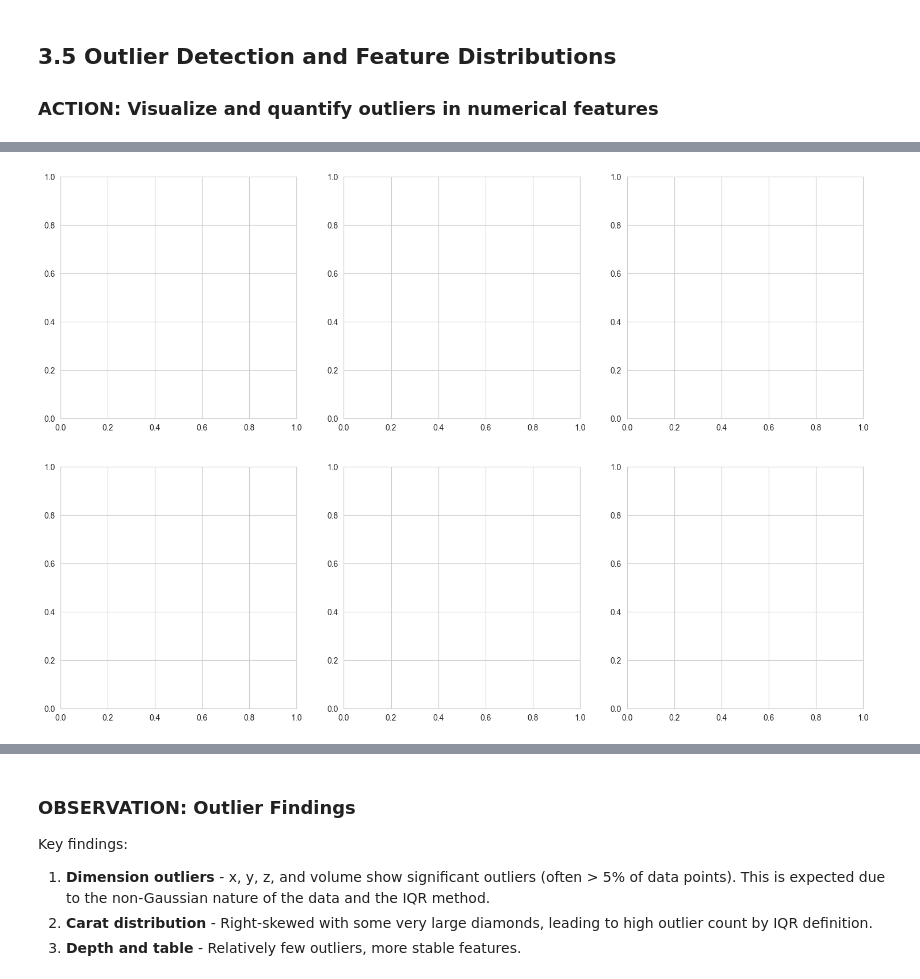
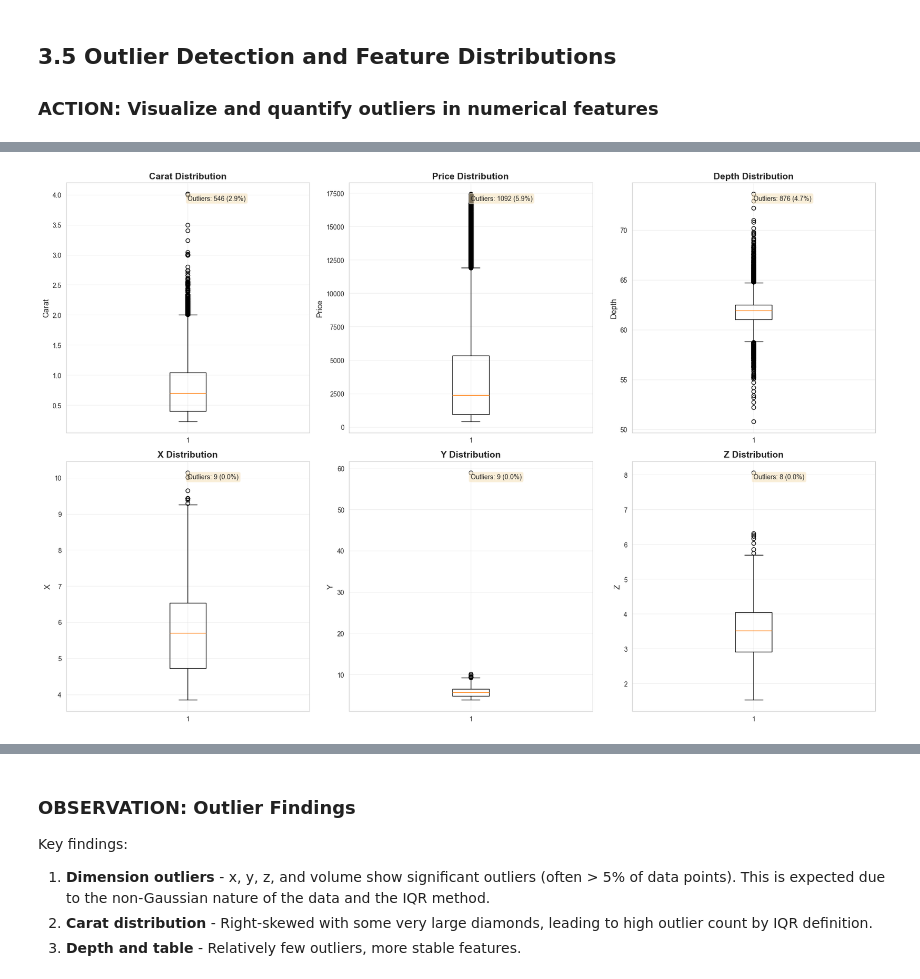
Before and after one commit to mvaishak/CSE258R-Assignment-2, a Jupyter notebook: notebooks/new_diamond_analysis.ipynb, the cells around one changed output, grey strips where cells are left out. Drawn from its saved outputs; the diff is of its cells as text; code cells hidden in the pictures.

```diff
--- a/notebooks/new_diamond_analysis.ipynb
+++ b/notebooks/new_diamond_analysis.ipynb
@@ -538,7 +538,7 @@ if image_data:
 ### ACTION: Create unified dataset and train/val/test splits
 # %%
 # Create train/val/test splits
-def create_data_splits(df, test_size=0.2, val_size=0.1, random_state=42):
+def create_data_splits(df, test_size=0.15, val_size=0.15, random_state=42):
     """
     Split data into train, validation, and test sets.
 
@@ -931,26 +948,60 @@ Key insights:
 ### ACTION: Visualize and quantify outliers in numerical features
 # %%
 # Outlier detection using IQR method
-def detect_outliers_iqr(data, column):
-    Q1 = data[column].quantile(0.25)
-    Q3 = data[column].quantile(0.75)
-    IQR = Q3 - Q1
-    lower_bound = Q1 - 1.5 * IQR
-    upper_bound = Q3 + 1.5 * IQR
-    outliers = data[(data[column] < lower_bound) | (data[column] > upper_bound)]
-    return outliers, lower_bound, upper_bound
+if train_df is not None:
+    print("="*60)
+    print("OUTLIER DETECTION ANALYSIS")
+    print("="*60)
 
-# Analyze outliers in key features
-fig, axes = plt.subplots(2, 3, figsize=(18, 12))
+    def detect_outliers_iqr(data, column):
+        Q1 = data[column].quantile(0.25)
+        Q3 = data[column].quantile(0.75)
+        IQR = Q3 - Q1
+        lower_bound = Q1 - 1.5 * IQR
+        upper_bound = Q3 + 1.5 * IQR
+        outliers = data[(data[column] < lower_bound) | (data[column] > upper_bound)]
+        return outliers, lower_bound, upper_bound
 
-features_to_check = ['carat', 'price', 'depth', 'table', 'x', 'y','z']
-for feature in features_to_check:
-    outliers, lower, upper = detect_outliers_iqr(train_df, feature)
-    outlier_pct = (len(outliers) / len(train_df)) * 100
-    print(f"{feature.upper()}:")
-    print(f"  Outliers: {len(outliers)} ({outlier_pct:.2f}%)")
-    print(f"  Lower bound: {lower:.2f}")
-    print(f"  Upper bound: {upper:.2f}")
-    print(f"  Range: [{train_df[feature].min():.2f}, {train_df[feature].max():.2f}]")
-    print()
+    # Analyze outliers in key features
+    fig, axes = plt.subplots(2, 3, figsize=(18, 12))
+
+    features_to_check = ['carat', 'price', 'depth', 'x', 'y','z']
+
+    for idx, feature in enumerate(features_to_check):
+        row = idx // 3
+        col = idx % 3
+
+        # Box plot with outliers
+        axes[row, col].boxplot(train_df[feature], vert=True)
+        axes[row, col].set_ylabel(feature.capitalize(), fontsize=12)
+        axes[row, col].set_title(f'{feature.capitalize()} Distribution',
+                                  fontsize=14, fontweight='bold')
+        axes[row, col].grid(True, alpha=0.3)
+
+        # Calculate outliers
+        outliers, lower, upper = detect_outliers_iqr(train_df, feature)
+        outlier_pct = (len(outliers) / len(train_df)) * 100
+
+        # Add text annotation
+        axes[row, col].text(0.5, 0.95, f'Outliers: {len(outliers)} ({outlier_pct:.1f}%)',
+                             transform=axes[row, col].transAxes,
+                             fontsize=10, verticalalignment='top',
+                             bbox=dict(boxstyle='round', facecolor='wheat', alpha=0.5))
+
+    plt.tight_layout()
+    plt.show()
+
+    # Detailed outlier report
+    print("\n=== Outlier Analysis Report ===\n")
+    for feature in features_to_check:
+        outliers, lower, upper = detect_outliers_iqr(train_df, feature)
+        outlier_pct = (len(outliers) / len(train_df)) * 100
+        print(f"{feature.upper()}:")
+        print(f"  Outliers: {len(outliers)} ({outlier_pct:.2f}%)")
+        print(f"  Lower bound: {lower:.2f}")
+        print(f"  Upper bound: {upper:.2f}")
+        print(f"  Range: [{train_df[feature].min():.2f}, {train_df[feature].max():.2f}]")
+        print()
+
+    print("✓ Outlier detection complete")
 # %% [output]
@@ -974 +1011 @@ PRICE:
-[figure, old version]
+[figure, new version]
```
Also changed, not shown: parts of 15 cells of this notebook.
